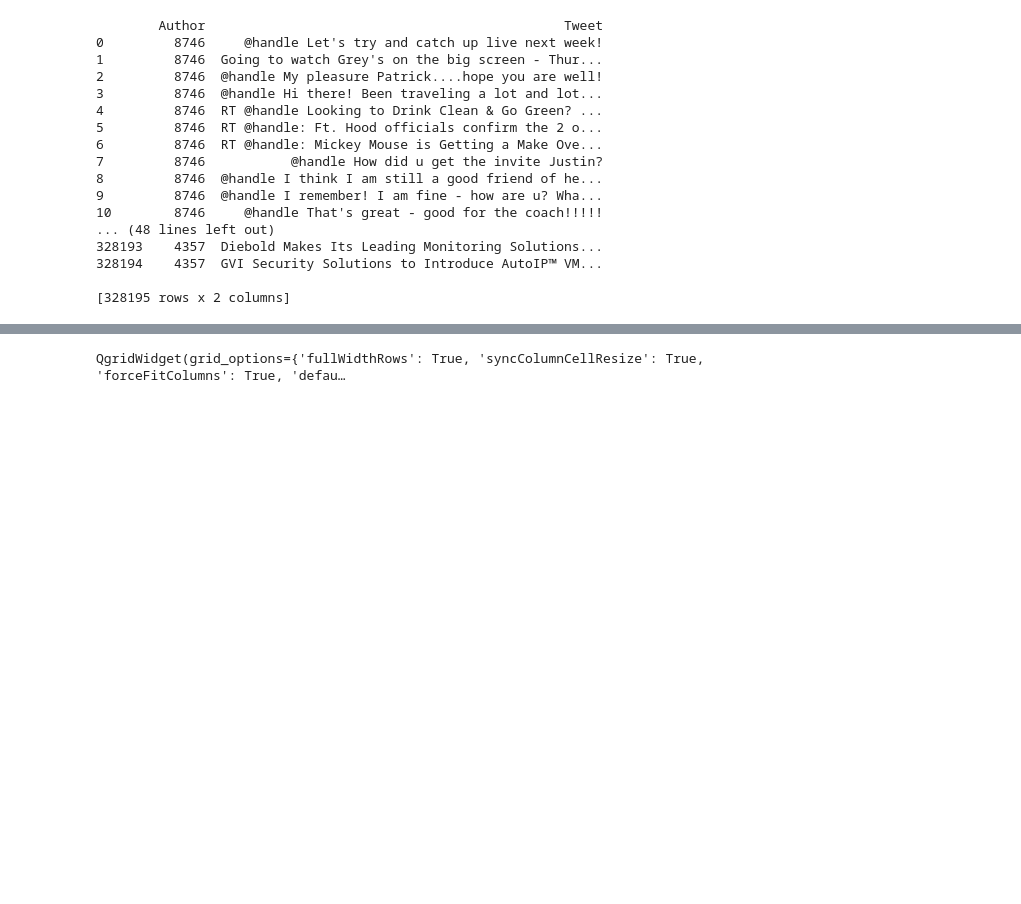
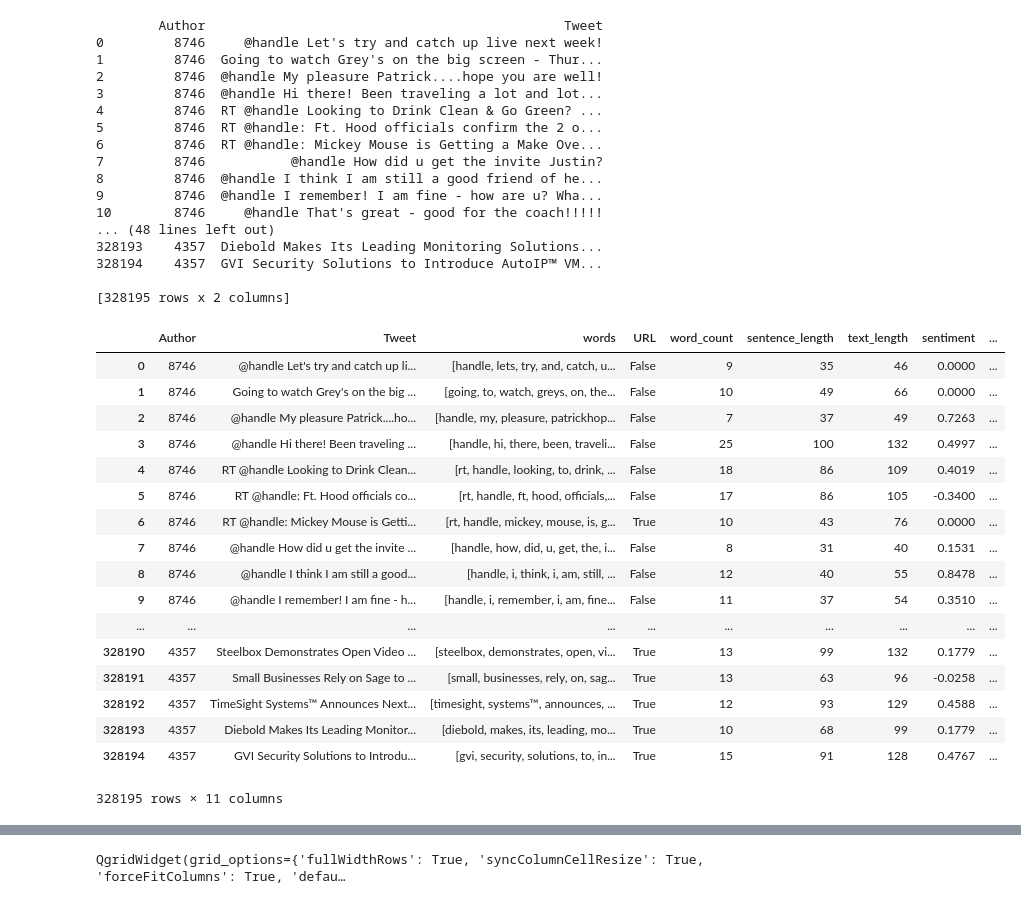
Before and after one commit to alanwangwyz/Authorship-Attribution, a Jupyter notebook: SML Project 1.ipynb, the cells around one changed output, grey strips where cells are left out. Drawn from its saved outputs; the diff is of its cells as text; code cells hidden in the pictures; blank space fills up the shorter version.

```diff
--- a/SML Project 1.ipynb
+++ b/SML Project 1.ipynb
@@ -153,6 +194,27 @@ class PreProcessor(object):
         return data
 # %%
 train_data = load_pickle("train_data.p")
+# %%
+train_data
+# %% [output]
+|  | Author | Tweet | words | URL | word_count | sentence_length | text_length | sentiment | ... |
+| 0 | 8746 | @handle Let's try and catch up li... | [handle, lets, try, and, catch, u... | False | 9 | 35 | 46 | 0.0000 | ... |
+| 1 | 8746 | Going to watch Grey's on the big ... | [going, to, watch, greys, on, the... | False | 10 | 49 | 66 | 0.0000 | ... |
+| 2 | 8746 | @handle My pleasure Patrick....ho... | [handle, my, pleasure, patrickhop... | False | 7 | 37 | 49 | 0.7263 | ... |
+| 3 | 8746 | @handle Hi there! Been traveling ... | [handle, hi, there, been, traveli... | False | 25 | 100 | 132 | 0.4997 | ... |
+| 4 | 8746 | RT @handle Looking to Drink Clean... | [rt, handle, looking, to, drink, ... | False | 18 | 86 | 109 | 0.4019 | ... |
+| 5 | 8746 | RT @handle: Ft. Hood officials co... | [rt, handle, ft, hood, officials,... | False | 17 | 86 | 105 | -0.3400 | ... |
+| 6 | 8746 | RT @handle: Mickey Mouse is Getti... | [rt, handle, mickey, mouse, is, g... | True | 10 | 43 | 76 | 0.0000 | ... |
+| 7 | 8746 | @handle How did u get the invite ... | [handle, how, did, u, get, the, i... | False | 8 | 31 | 40 | 0.1531 | ... |
+| 8 | 8746 | @handle I think I am still a good... | [handle, i, think, i, am, still, ... | False | 12 | 40 | 55 | 0.8478 | ... |
+| 9 | 8746 | @handle I remember! I am fine - h... | [handle, i, remember, i, am, fine... | False | 11 | 37 | 54 | 0.3510 | ... |
+| ... | ... | ... | ... | ... | ... | ... | ... | ... | ... |
+| 328190 | 4357 | Steelbox Demonstrates Open Video ... | [steelbox, demonstrates, open, vi... | True | 13 | 99 | 132 | 0.1779 | ... |
+| 328191 | 4357 | Small Businesses Rely on Sage to ... | [small, businesses, rely, on, sag... | True | 13 | 63 | 96 | -0.0258 | ... |
+| 328192 | 4357 | TimeSight Systems™ Announces Next... | [timesight, systems™, announces, ... | True | 12 | 93 | 129 | 0.4588 | ... |
+| 328193 | 4357 | Diebold Makes Its Leading Monitor... | [diebold, makes, its, leading, mo... | True | 10 | 68 | 99 | 0.1779 | ... |
+| 328194 | 4357 | GVI Security Solutions to Introdu... | [gvi, security, solutions, to, in... | True | 15 | 91 | 128 | 0.4767 | ... |
+328195 rows × 11 columns
 # %%
 processor = PreProcessor()
 clean_train = processor.transform_text1(train_data)
```
Also changed, not shown: parts of 6 cells of this notebook.
